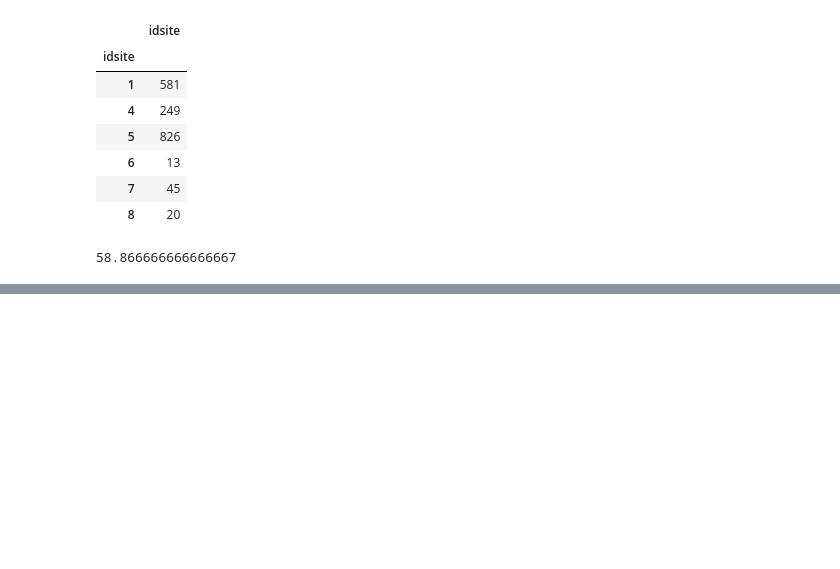
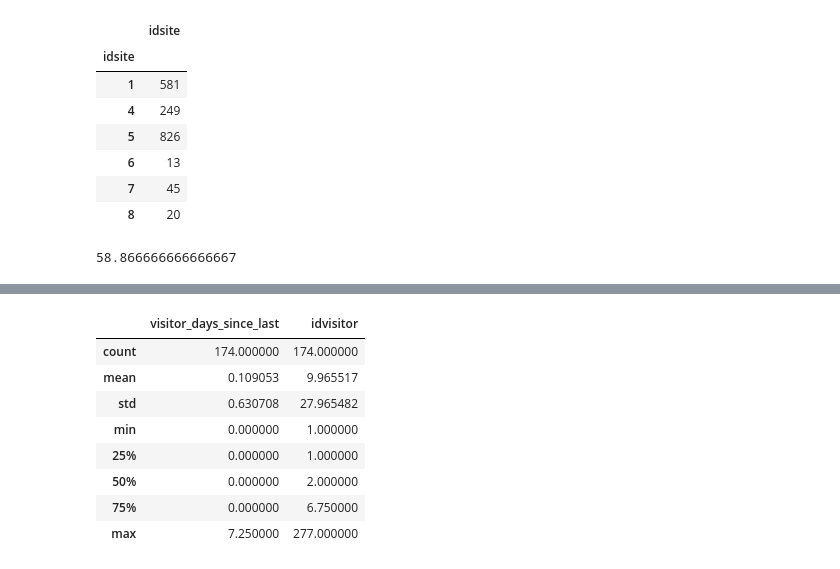
Before and after one commit to zacharyclement/recommendationSystemAPI, a Jupyter notebook: exploratory_data_analysis.ipynb, the cells around one changed output, grey strips where cells are left out. Drawn from its saved outputs; the diff is of its cells as text; code cells hidden in the pictures; blank space fills up the shorter version.

```diff
--- a/exploratory_data_analysis.ipynb
+++ b/exploratory_data_analysis.ipynb
@@ -293,0 +324,12 @@ df_most_actions.iloc[0, :]['visit_total_time']/60
+# %%
+df_scatter.describe()
+# %% [output]
+|  | visitor_days_since_last | idvisitor |
+| count | 174.000000 | 174.000000 |
+| mean | 0.109053 | 9.965517 |
+| std | 0.630708 | 27.965482 |
+| min | 0.000000 | 1.000000 |
+| 25% | 0.000000 | 1.000000 |
+| 50% | 0.000000 | 2.000000 |
+| 75% | 0.000000 | 6.750000 |
+| max | 7.250000 | 277.000000 |
```
Also changed, not shown: parts of 11 cells of this notebook, 1 other file.
